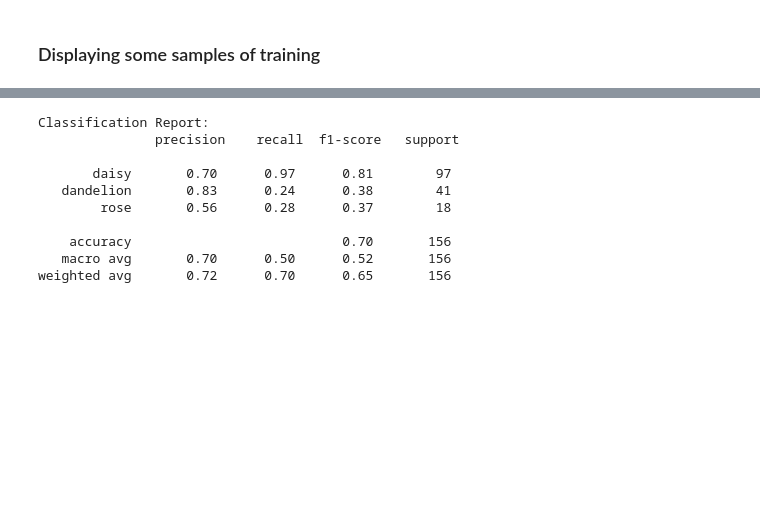
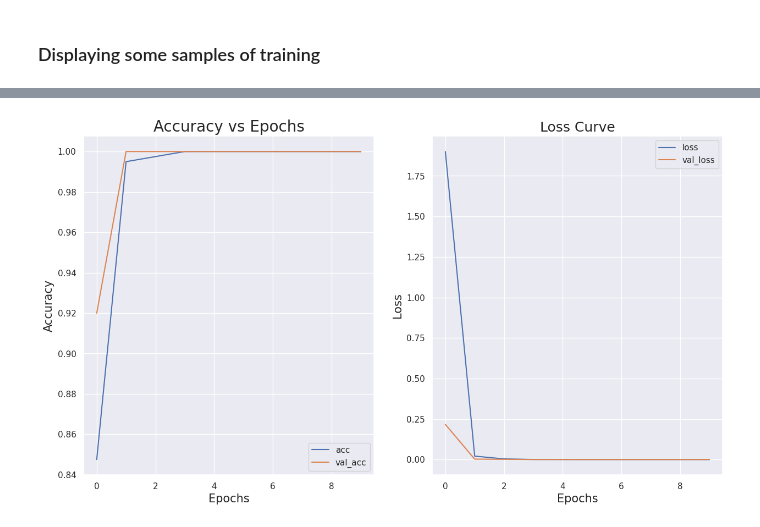
Before and after one commit to Rahafzsh/ComputerVisionTasks, a Jupyter notebook: Lab1/CVLab1.ipynb, the cells around one changed output, grey strips where cells are left out. Saved outputs shown, nothing was run; the diff lists cells and outputs as text; code cells hidden in the pictures; blank space fills up the shorter version.

```diff
--- a/Lab1/CVLab1.ipynb
+++ b/Lab1/CVLab1.ipynb
@@ -109,0 +53,6 @@ X_test.shape
+# %%
+val_data = data_gen.flow_from_directory(data_dir,
+                                        target_size = (224, 224),
+                                        batch_size = 32,
+                                        subset = 'validation',
+                                        class_mode = 'binary')
@@ -195,0 +94,11 @@ Epoch 10: val_loss improved from 0.15094 to 0.14274, saving model to flower_mobi
+# %%
+model = tf.keras.Sequential([
+            tf.keras.Input(shape = images[0].shape),
+            tf.keras.layers.Conv2D(32, (3, 3), padding='same', activation='relu'),
+            tf.keras.layers.MaxPooling2D((2, 2), strides=2),
+            tf.keras.layers.Conv2D(64, (3, 3), padding='same', activation='relu'),
+            tf.keras.layers.MaxPooling2D((2, 2), strides=2),
+            tf.keras.layers.Flatten(),
+            tf.keras.layers.Dense(128, activation = 'relu'),
+            tf.keras.layers.Dense(2, activation = 'softmax'),
+])
@@ -195,0 +129,5 @@ Epoch 10: val_loss improved from 0.15094 to 0.14274, saving model to flower_mobi
+# %%
+cnn_classifier = model.fit(train_data, batch_size = 32,
+                                 epochs = 10,
+                                 validation_data = val_data,
+                                 verbose = 1)
@@ -306,16 +162,24 @@ plt.show()
-# %%
-from sklearn.metrics import classification_report
-
-# Print classification report
-print("Classification Report:\n", classification_report(y_true_val, y_pred_val, target_names=classes))
-# %% [output]
-Classification Report:
-               precision    recall  f1-score   support
-
-       daisy       0.70      0.97      0.81        97
-   dandelion       0.83      0.24      0.38        41
-        rose       0.56      0.28      0.37        18
-
-    accuracy                           0.70       156
-   macro avg       0.70      0.50      0.52       156
-weighted avg       0.72      0.70      0.65       156
+# %%
+def model_performance_graphs():
+
+    fig, axes = plt.subplots(1, 2, figsize = (15, 8))
+
+    axes[0].plot(cnn_classifier.epoch, cnn_classifier.history['accuracy'], label = 'acc')
+    axes[0].plot(cnn_classifier.epoch, cnn_classifier.history['val_accuracy'], label = 'val_acc')
+    axes[0].set_title('Accuracy vs Epochs', fontsize = 20)
+    axes[0].set_xlabel('Epochs', fontsize = 15)
+    axes[0].set_ylabel('Accuracy', fontsize = 15)
+    axes[0].legend()
+
+    axes[1].plot(cnn_classifier.epoch, cnn_classifier.history['loss'], label = 'loss')
+    axes[1].plot(cnn_classifier.epoch, cnn_classifier.history['val_loss'], label="val_loss")
+    axes[1].set_title("Loss Curve",fontsize=18)
+    axes[1].set_xlabel("Epochs",fontsize=15)
+    axes[1].set_ylabel("Loss",fontsize=15)
+    axes[1].legend()
+
+    plt.show()
+# %%
+model_performance_graphs()
+# %% [output]
+[figure, added]
```
Also changed, not shown: parts of 39 cells of this notebook.
